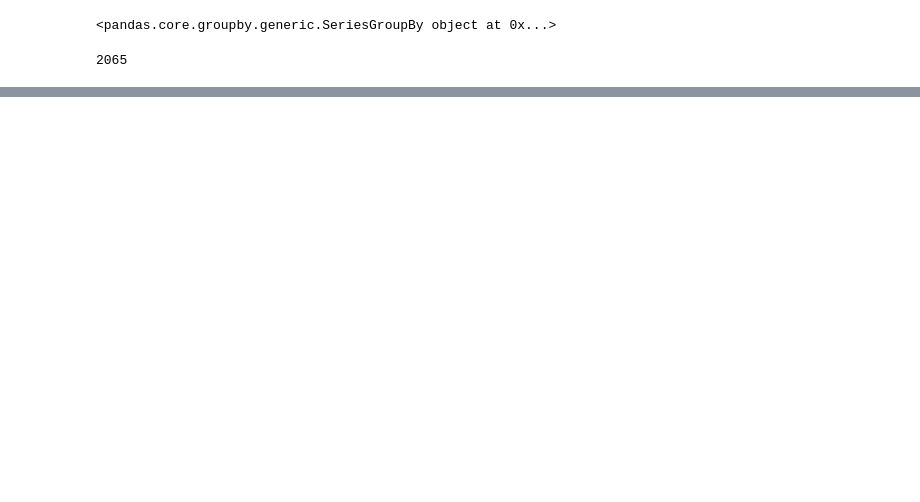
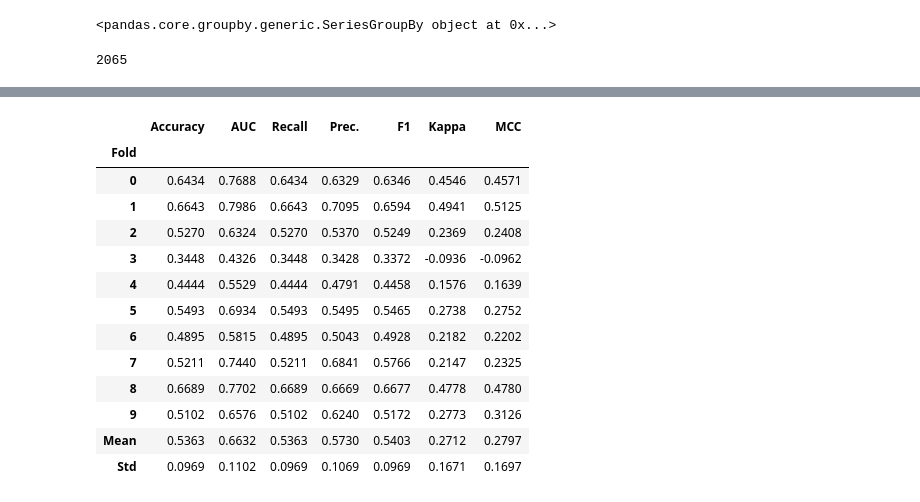
Before and after one commit to Spuced/Final_Year_Project_Github_Clone, a Jupyter notebook: graph_database/machine_learning_dropping_outliers.ipynb, the cells around one changed output, grey strips where cells are left out. Saved outputs shown, nothing was run; the diff lists cells and outputs as text; code cells hidden in the pictures; blank space fills up the shorter version.

```diff
--- a/graph_database/machine_learning_dropping_outliers.ipynb
+++ b/graph_database/machine_learning_dropping_outliers.ipynb
@@ -177,0 +198,3 @@ ExtraTreesClassifier(bootstrap=False, ccp_alpha=0.0, class_weight=None,
+# %%
+stacked = stack_models(models)
+# %% [output]
@@ -177,0 +202,14 @@ ExtraTreesClassifier(bootstrap=False, ccp_alpha=0.0, class_weight=None,
+|  | Accuracy | AUC | Recall | Prec. | F1 | Kappa | MCC |
+| Fold |  |  |  |  |  |  |  |
+| 0 | 0.6434 | 0.7688 | 0.6434 | 0.6329 | 0.6346 | 0.4546 | 0.4571 |
+| 1 | 0.6643 | 0.7986 | 0.6643 | 0.7095 | 0.6594 | 0.4941 | 0.5125 |
+| 2 | 0.5270 | 0.6324 | 0.5270 | 0.5370 | 0.5249 | 0.2369 | 0.2408 |
+| 3 | 0.3448 | 0.4326 | 0.3448 | 0.3428 | 0.3372 | -0.0936 | -0.0962 |
+| 4 | 0.4444 | 0.5529 | 0.4444 | 0.4791 | 0.4458 | 0.1576 | 0.1639 |
+| 5 | 0.5493 | 0.6934 | 0.5493 | 0.5495 | 0.5465 | 0.2738 | 0.2752 |
+| 6 | 0.4895 | 0.5815 | 0.4895 | 0.5043 | 0.4928 | 0.2182 | 0.2202 |
+| 7 | 0.5211 | 0.7440 | 0.5211 | 0.6841 | 0.5766 | 0.2147 | 0.2325 |
+| 8 | 0.6689 | 0.7702 | 0.6689 | 0.6669 | 0.6677 | 0.4778 | 0.4780 |
+| 9 | 0.5102 | 0.6576 | 0.5102 | 0.6240 | 0.5172 | 0.2773 | 0.3126 |
+| Mean | 0.5363 | 0.6632 | 0.5363 | 0.5730 | 0.5403 | 0.2712 | 0.2797 |
+| Std | 0.0969 | 0.1102 | 0.0969 | 0.1069 | 0.0969 | 0.1671 | 0.1697 |
```
Also changed, not shown: parts of 9 cells of this notebook, 2 other files.
